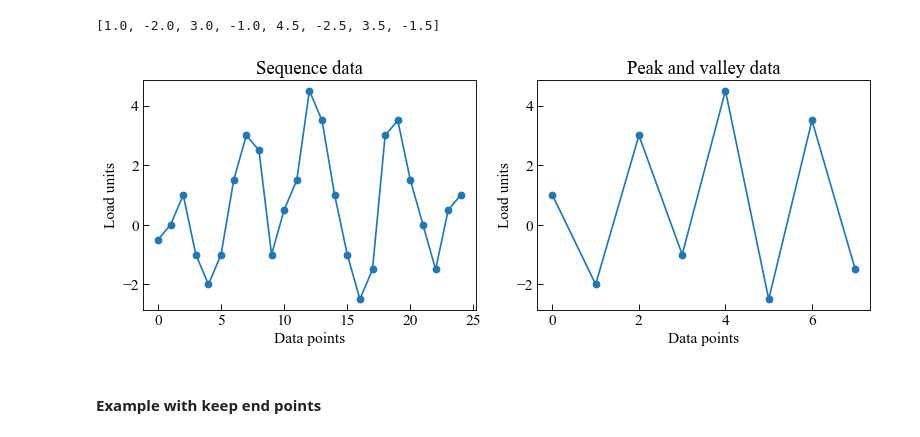
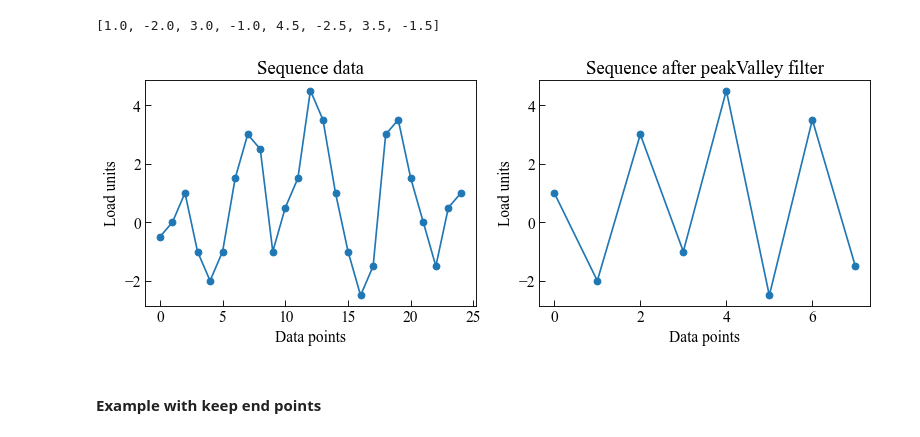
Before and after one commit to dpzhuX/ffpack, a Jupyter notebook: docs/source/utility methods.ipynb, the cells around one changed output. Saved outputs shown, nothing was run; the diff lists cells and outputs as text; code cells hidden in the pictures.

```diff
--- a/docs/source/utility methods.ipynb
+++ b/docs/source/utility methods.ipynb
@@ -235,26 +237,26 @@ print( gspvResults )
 # %%
 fig, ( ax1, ax2 ) = plt.subplots( 1, 2, figsize=( 10, 4 ) )
 
 ax1.plot( gspvSequenceData, 'o-' )
 
 ax1.tick_params( axis='x', direction="in", length=5 )
 ax1.tick_params( axis='y', direction="in", length=5 )
 ax1.set_ylabel( "Load units" )
 ax1.set_xlabel( "Data points" )
 ax1.set_title( "Sequence data" )
 
 ax2.plot( gspvResults, 'o-' )
 
 ax2.tick_params(axis='x', direction="in", length=5)
 ax2.tick_params(axis='y', direction="in", length=5)
 ax2.set_ylabel( "Load units" )
 ax2.set_xlabel( "Data points" )
-ax2.set_title( "Peak and valley data" )
+ax2.set_title( "Sequence after peakValley filter" )
 
 plt.tight_layout()
 plt.show()
 # %% [output]
-[figure, old version]
+[figure, new version]
 # %% [markdown]
 #### Example with keep end points
 # %%
```
Also changed, not shown: parts of 18 cells of this notebook, 3 other files.
